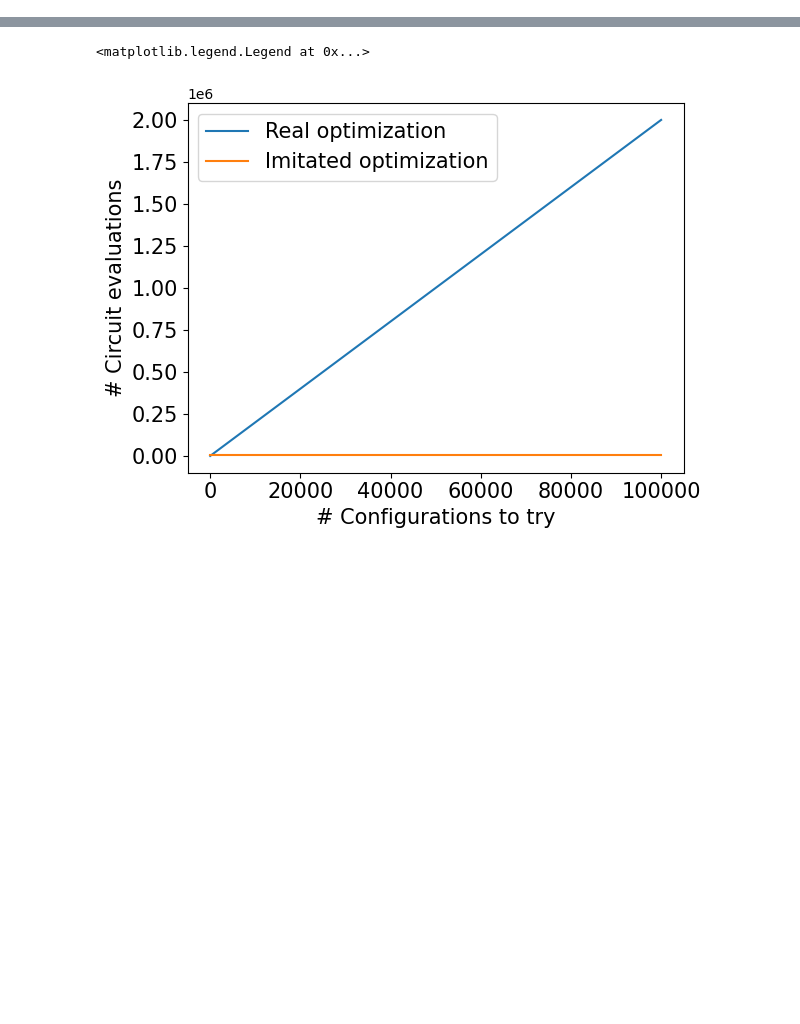
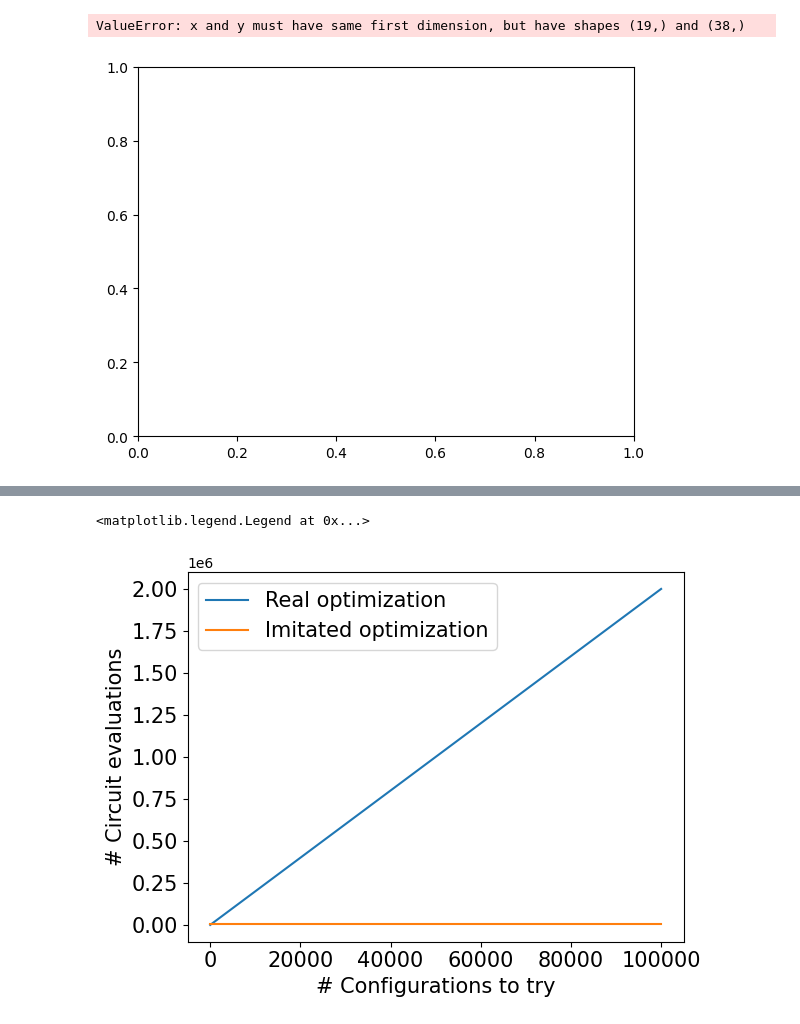
Before and after one commit to jpmorganchase/End-to-End_Protocol_for_High-Quality_QAOA_Parameters, a Jupyter notebook: configure_optimizer.ipynb, the cells around one changed output, grey strips where cells are left out. Saved outputs shown, nothing was run; the diff lists cells and outputs as text; code cells hidden in the pictures; blank space fills up the shorter version.

```diff
--- a/configure_optimizer.ipynb
+++ b/configure_optimizer.ipynb
@@ -7,7 +7,8 @@ from oscar import (
     QiskitOptimizer,
     plot_2d_landscape,
     ScikitQuantOptimizer,
-    PDFOOptimizer,
+    # PDFOOptimizer,
+    InterpolatedLandscapeExecutor
 )
 from qiskit.algorithms.optimizers import COBYLA
 from math import pi
@@ -22,4 +23,9 @@ def sample_energy(params, landscape, landscape_std, shots, sample_seed=42):
         return energy
     energy_std = landscape_std.interpolator(params)[0] / np.sqrt(shots)
     return np.random.default_rng(sample_seed).normal(energy, energy_std)
+
+def calculate_ar(po_problem, energy):
+    min_constrained = po_problem["feasible_min"]
+    max_constrained = po_problem["feasible_max"]
+    return (energy - max_constrained) / (min_constrained - max_constrained)
 # %%
@@ -113,0 +237,12 @@ Number of evaluations:  7
+# %%
+plt.figure()
+plt.plot(maxfev_pool, mean_ar, label=f"{method}")
+plt.xlabel("Max function evaluations")
+plt.ylabel("Mean approximation ratio")
+# plt.ylim(0.71, 0.74)
+plt.axhline(np.mean(grid_best_ar), label="Grid best AR", color='r')
+plt.axhline(np.mean(initial_point_ar), label="Initial point AR", color='g')
+plt.legend()
+# %% [output]
+ValueError: x and y must have same first dimension, but have shapes (19,) and (38,)
+[figure, added]
```
Also changed, not shown: parts of 10 cells of this notebook, 3 other files.
